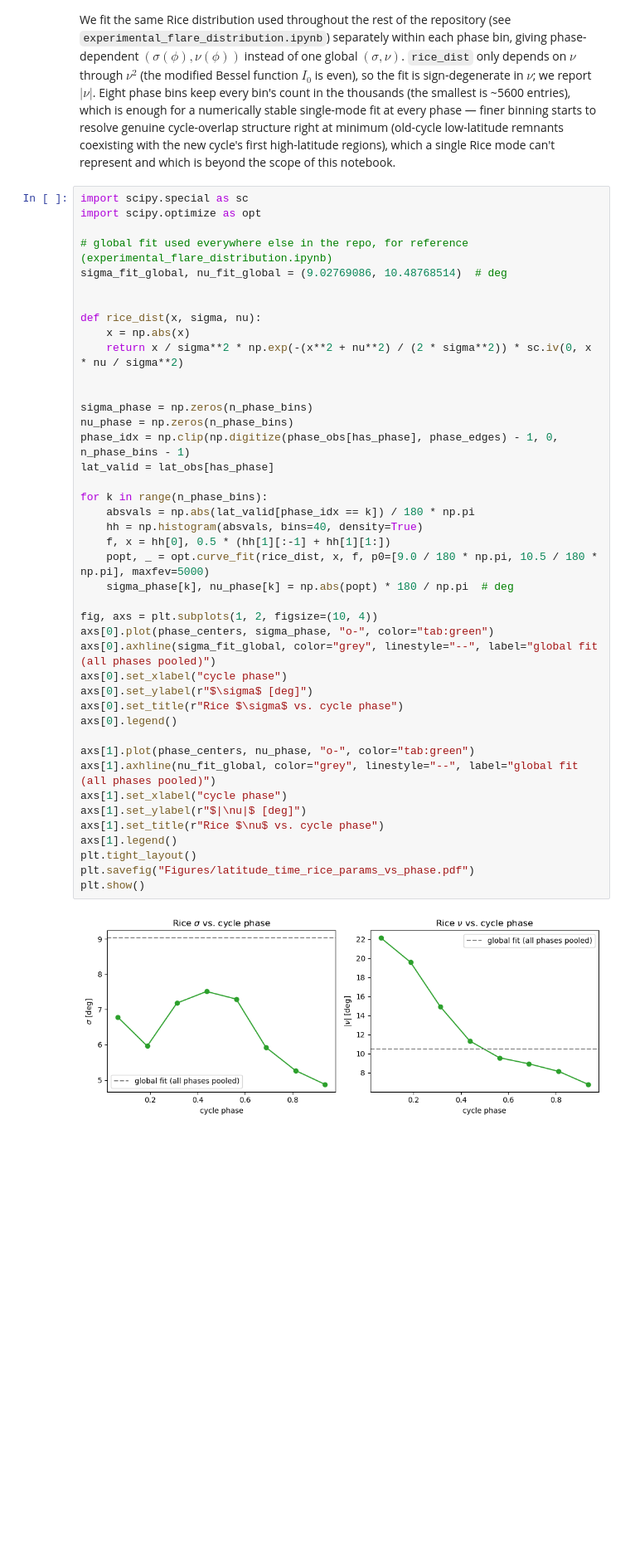
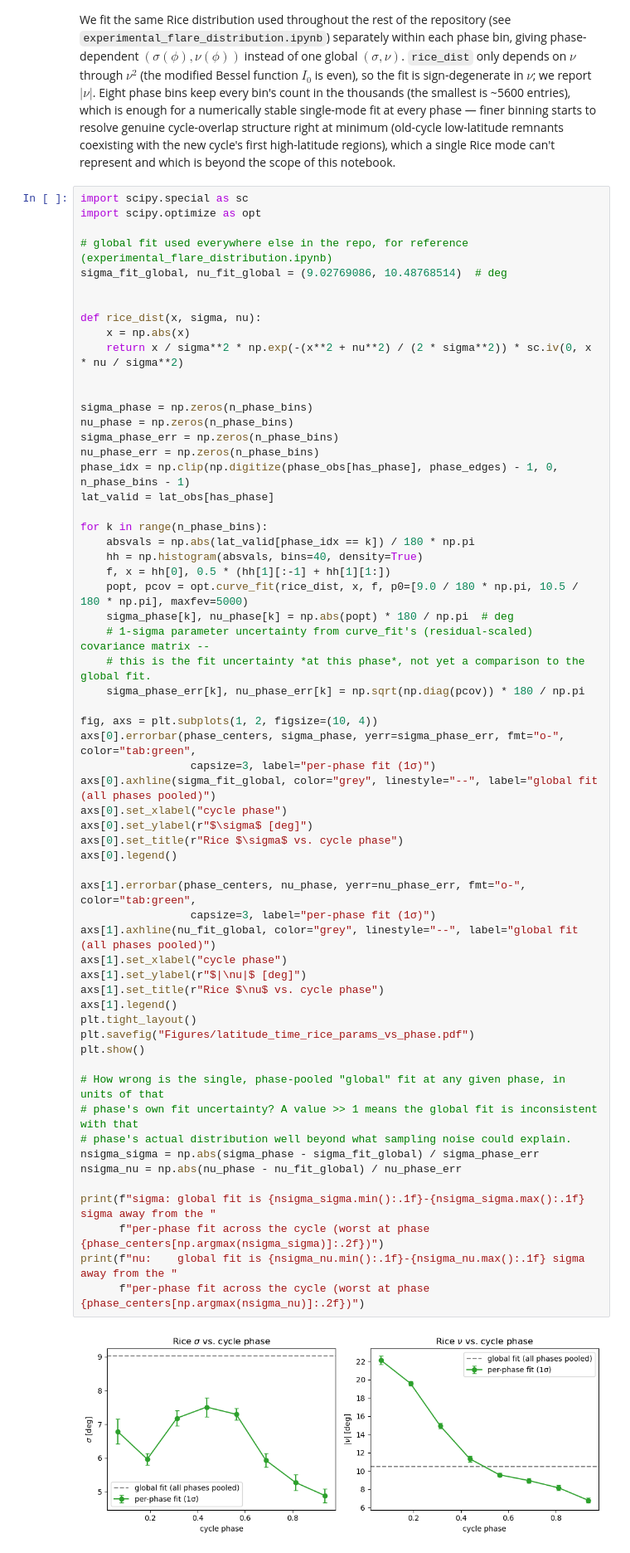
Before and after one commit to demichieldewilde/CME_distribution, a Jupyter notebook: flare_latitude_solar_cycle_fourier.ipynb, the cells around one changed output. Shown at 83% size. Saved outputs shown, nothing was run; the diff lists cells and outputs as text; blank space fills up the shorter version.

Commit message:
error bars on solar cylce fit

```diff
--- a/flare_latitude_solar_cycle_fourier.ipynb
+++ b/flare_latitude_solar_cycle_fourier.ipynb
@@ -406,34 +406,52 @@ def rice_dist(x, sigma, nu):
     return x / sigma**2 * np.exp(-(x**2 + nu**2) / (2 * sigma**2)) * sc.iv(0, x * nu / sigma**2)
 
 
 sigma_phase = np.zeros(n_phase_bins)
 nu_phase = np.zeros(n_phase_bins)
+sigma_phase_err = np.zeros(n_phase_bins)
+nu_phase_err = np.zeros(n_phase_bins)
 phase_idx = np.clip(np.digitize(phase_obs[has_phase], phase_edges) - 1, 0, n_phase_bins - 1)
 lat_valid = lat_obs[has_phase]
 
 for k in range(n_phase_bins):
     absvals = np.abs(lat_valid[phase_idx == k]) / 180 * np.pi
     hh = np.histogram(absvals, bins=40, density=True)
     f, x = hh[0], 0.5 * (hh[1][:-1] + hh[1][1:])
-    popt, _ = opt.curve_fit(rice_dist, x, f, p0=[9.0 / 180 * np.pi, 10.5 / 180 * np.pi], maxfev=5000)
+    popt, pcov = opt.curve_fit(rice_dist, x, f, p0=[9.0 / 180 * np.pi, 10.5 / 180 * np.pi], maxfev=5000)
     sigma_phase[k], nu_phase[k] = np.abs(popt) * 180 / np.pi  # deg
+    # 1-sigma parameter uncertainty from curve_fit's (residual-scaled) covariance matrix --
+    # this is the fit uncertainty *at this phase*, not yet a comparison to the global fit.
+    sigma_phase_err[k], nu_phase_err[k] = np.sqrt(np.diag(pcov)) * 180 / np.pi
 
 fig, axs = plt.subplots(1, 2, figsize=(10, 4))
-axs[0].plot(phase_centers, sigma_phase, "o-", color="tab:green")
+axs[0].errorbar(phase_centers, sigma_phase, yerr=sigma_phase_err, fmt="o-", color="tab:green",
+                 capsize=3, label="per-phase fit (1σ)")
 axs[0].axhline(sigma_fit_global, color="grey", linestyle="--", label="global fit (all phases pooled)")
 axs[0].set_xlabel("cycle phase")
 axs[0].set_ylabel(r"$\sigma$ [deg]")
 axs[0].set_title(r"Rice $\sigma$ vs. cycle phase")
 axs[0].legend()
 
-axs[1].plot(phase_centers, nu_phase, "o-", color="tab:green")
+axs[1].errorbar(phase_centers, nu_phase, yerr=nu_phase_err, fmt="o-", color="tab:green",
+                 capsize=3, label="per-phase fit (1σ)")
 axs[1].axhline(nu_fit_global, color="grey", linestyle="--", label="global fit (all phases pooled)")
 axs[1].set_xlabel("cycle phase")
 axs[1].set_ylabel(r"$|\nu|$ [deg]")
 axs[1].set_title(r"Rice $\nu$ vs. cycle phase")
 axs[1].legend()
 plt.tight_layout()
 plt.savefig("Figures/latitude_time_rice_params_vs_phase.pdf")
 plt.show()
+
+# How wrong is the single, phase-pooled "global" fit at any given phase, in units of that
+# phase's own fit uncertainty? A value >> 1 means the global fit is inconsistent with that
+# phase's actual distribution well beyond what sampling noise could explain.
+nsigma_sigma = np.abs(sigma_phase - sigma_fit_global) / sigma_phase_err
+nsigma_nu = np.abs(nu_phase - nu_fit_global) / nu_phase_err
+
+print(f"sigma: global fit is {nsigma_sigma.min():.1f}-{nsigma_sigma.max():.1f} sigma away from the "
+      f"per-phase fit across the cycle (worst at phase {phase_centers[np.argmax(nsigma_sigma)]:.2f})")
+print(f"nu:    global fit is {nsigma_nu.min():.1f}-{nsigma_nu.max():.1f} sigma away from the "
+      f"per-phase fit across the cycle (worst at phase {phase_centers[np.argmax(nsigma_nu)]:.2f})")
 # %% [output]
-[figure, old version]
+[figure, new version]
```
Also changed, not shown: parts of 2 cells of this notebook, 8 other files.
